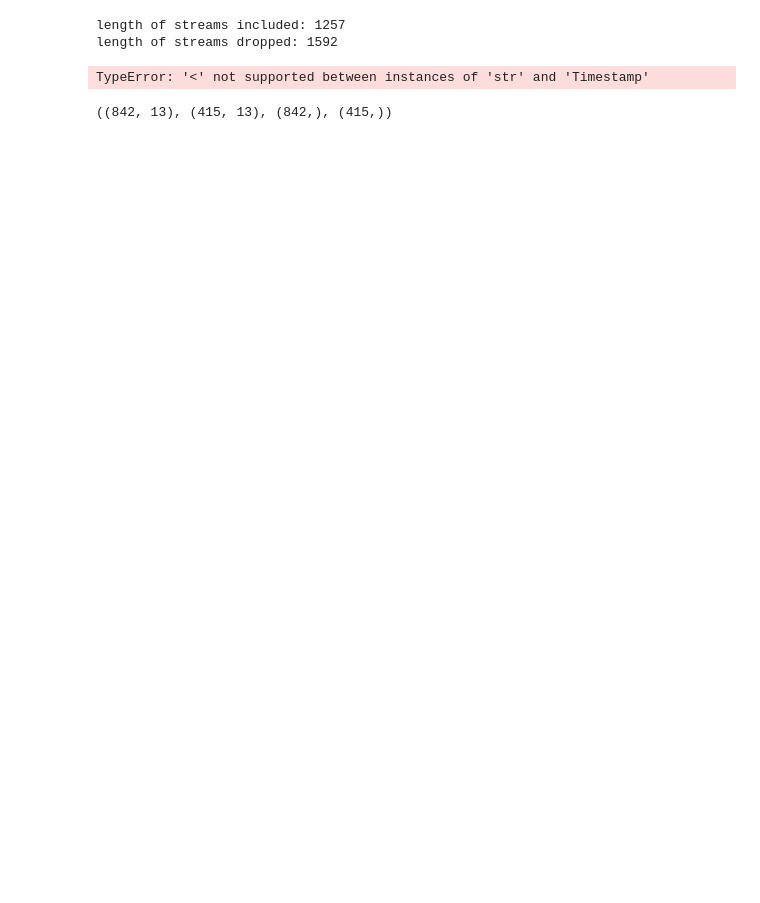
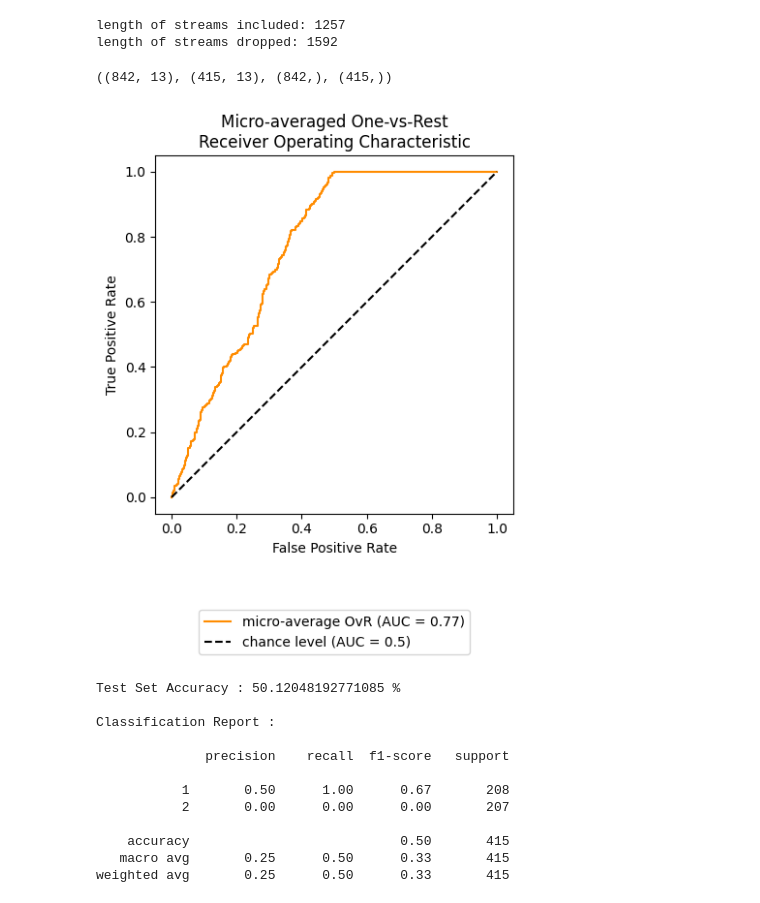
Before and after one commit to AndyLAndrew/spotify_covid_miniproject, a Jupyter notebook: project_file.ipynb, the cells around one changed output. Cells and saved outputs as stored; diff of their text form; code cells hidden in the pictures; blank space fills up the shorter version.

```diff
--- a/project_file.ipynb
+++ b/project_file.ipynb
@@ -76,15 +74,13 @@ length of streams dropped: 1592
 def map_dates_to_values(date):
     if date < pd.to_datetime('2019-03-01'):
         return 1
-    elif date < pd.to_datetime('2022-01-01'):
+    elif (date > pd.to_datetime('2019-03-01')) and (date < pd.to_datetime('2022-01-01')):
         return 2
     else:
         return 3
 # Creating new column based on the dates
 spotify_merged_streams_incl.loc[:, 'covid_period'] = spotify_merged_streams_incl['date'].apply(map_dates_to_values)
 spotify_merged_streams_dropped.loc[:, 'covid_period'] = spotify_merged_streams_dropped['date'].apply(map_dates_to_values)
-# %% [output]
-TypeError: '<' not supported between instances of 'str' and 'Timestamp'
 # %%
 # let's go ahead and drop the "title", "rank", "date", "artist", "url", "region", "chart", "trend", "year" for each
 # we could come back to this and also try fitting into an nn to get character differences too per song/artist
@@ -127,7 +123,7 @@ X_train.shape, X_test.shape, y_train.shape, y_test.shape
 # %%
 # my favorite frankenfunction
 
-def metrics_classification_scorer(y_train, y_test, y_pred, y_proba, show_stats = True, save_auc = False):
+def metrics_classification_scorer(y_train, y_test, y_pred, y_proba, show_stats = True, save_f1 = False):
     """
 
     :param y_test: your testing data
@@ -157,24 +153,44 @@ def metrics_classification_scorer(y_train, y_test, y_pred, y_proba, show_stats =
         plt.legend(loc='upper center', bbox_to_anchor=(0.5, -0.25))
         plt.show()
 
-    micro_roc_auc_ovr = roc_auc_score(
-        y_test,
-        y_proba,
-        multi_class="ovr",
-        average="micro",
-    )
+    # micro_roc_auc_ovr = roc_auc_score(
+    #     y_test,
+    #     y_proba,
+    #     multi_class="ovr",
+    #     average="micro",
+    # )
 
     if show_stats:
-        print(f"Micro-averaged One-vs-Rest ROC AUC score:\n{micro_roc_auc_ovr:.2f}\n")
+        # print(f"Micro-averaged One-vs-Rest ROC AUC score:\n{micro_roc_auc_ovr:.2f}\n")
         print(f"Test Set Accuracy : {accuracy_score(y_test, y_pred) * 100} %\n")
         print(f"Classification Report : \n\n{classification_report(y_test, y_pred)}")
 
 
     # saves auc score if desired
-    if save_auc: return micro_roc_auc_ovr
+    if save_f1: return f1_score(y_test, y_pred, average='macro')
 # %%
 # let's try using a logit, max iterations needed to be raised due to terrible convergence rate
 # indicating this will not end with good test results...
-logit_fitted = LogisticRegression(max_iter = 1000).fit(X_train, y_train)
-logit_y_pred = logit_fitted.predict(X_test)
-logit_y_prob = logit_fitted.predict_proba(X_test)
+# logit_fitted = LogisticRegression(max_iter = 1000).fit(X_train, y_train)
+# logit_y_pred = logit_fitted.predict(X_test)
+# logit_y_prob = logit_fitted.predict_proba(X_train)
+
+
+logit = LogisticRegression(max_iter = 1000, multi_class='ovr').fit(X_train, y_train)
+y_pred = logit.predict(X_test)
+y_prob = logit.predict_proba(X_test)
+logit_f1 = metrics_classification_scorer(y_train, y_test, y_pred, y_prob, save_f1 = True)
+# %% [output]
+[figure, added]
+Test Set Accuracy : 50.12048192771085 %
+
+Classification Report :
+
+              precision    recall  f1-score   support
+
+           1       0.50      1.00      0.67       208
+           2       0.00      0.00      0.00       207
+
+    accuracy                           0.50       415
+   macro avg       0.25      0.50      0.33       415
+weighted avg       0.25      0.50      0.33       415
```
Also changed, not shown: parts of 5 cells of this notebook.
